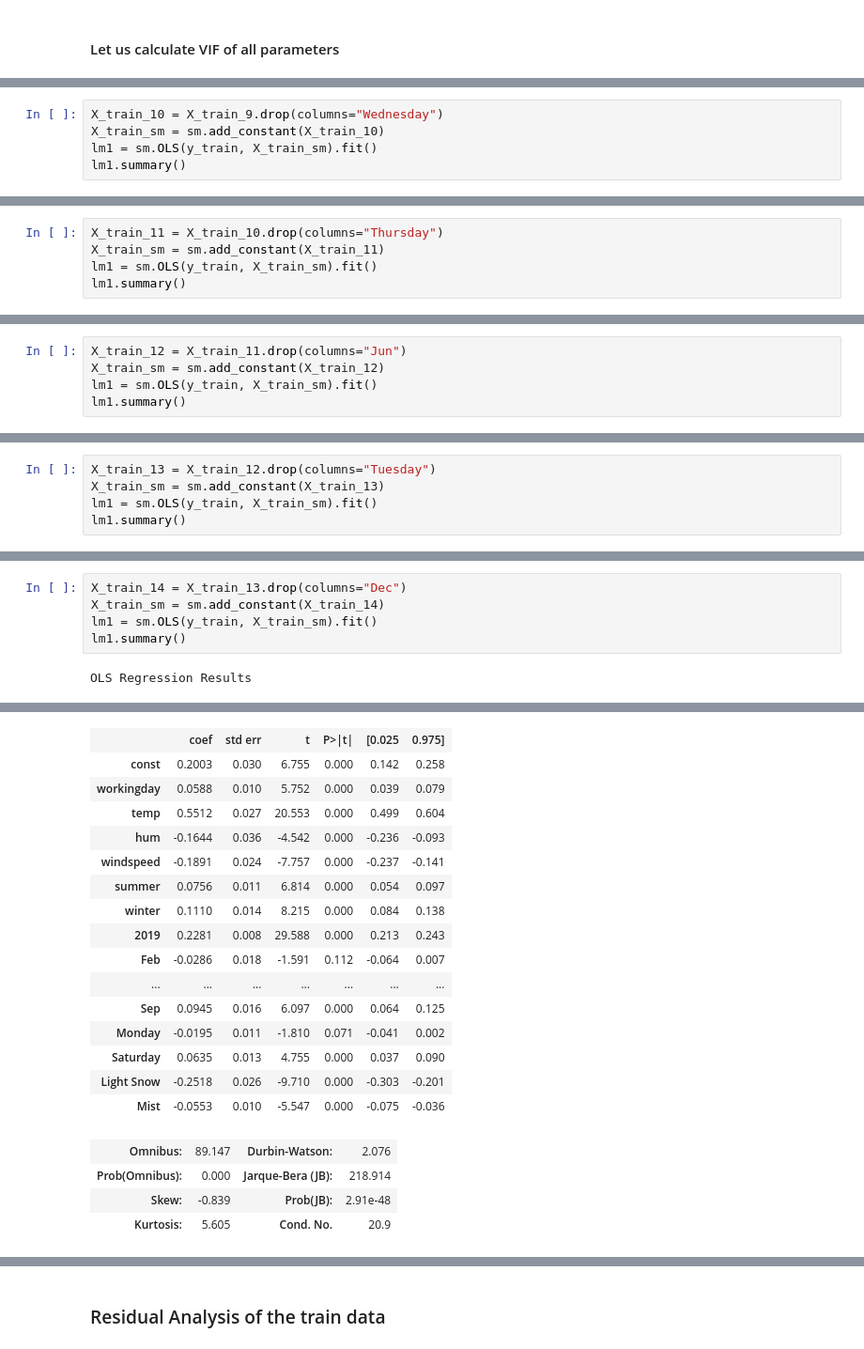
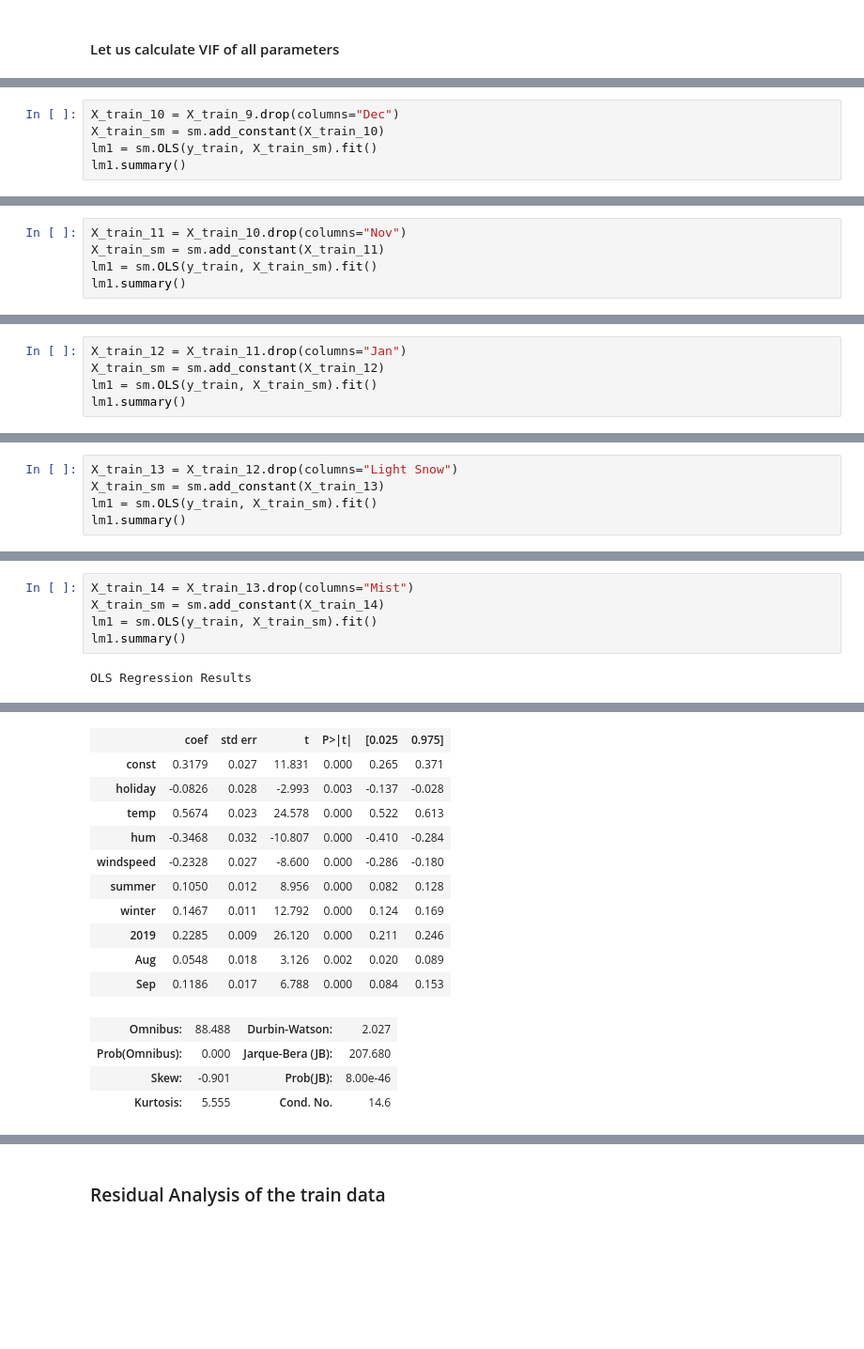
Before and after one commit to rasikasonar/Upgrad_BikeSharingLRAssignment, a Jupyter notebook: Bike_sharing_assignment_LR.ipynb, the cells around one changed output, grey strips where cells are left out. Shown at 94% size. Drawn from its saved outputs; the diff is of its cells as text; blank space fills up the shorter version.

```diff
--- a/Bike_sharing_assignment_LR.ipynb
+++ b/Bike_sharing_assignment_LR.ipynb
@@ -835,5 +844,5 @@ vif
 # %%
-X_train_10 = X_train_9.drop(columns="Wednesday")
+X_train_10 = X_train_9.drop(columns="Dec")
 X_train_sm = sm.add_constant(X_train_10)
 lm1 = sm.OLS(y_train, X_train_sm).fit()
 lm1.summary()
@@ -898,5 +905,5 @@ vif
 # %%
-X_train_11 = X_train_10.drop(columns="Thursday")
+X_train_11 = X_train_10.drop(columns="Nov")
 X_train_sm = sm.add_constant(X_train_11)
 lm1 = sm.OLS(y_train, X_train_sm).fit()
 lm1.summary()
@@ -961,5 +964,5 @@ vif
 # %%
-X_train_12 = X_train_11.drop(columns="Jun")
+X_train_12 = X_train_11.drop(columns="Jan")
 X_train_sm = sm.add_constant(X_train_12)
 lm1 = sm.OLS(y_train, X_train_sm).fit()
 lm1.summary()
@@ -1024,5 +1022,5 @@ vif
 # %%
-X_train_13 = X_train_12.drop(columns="Tuesday")
+X_train_13 = X_train_12.drop(columns="Light Snow")
 X_train_sm = sm.add_constant(X_train_13)
 lm1 = sm.OLS(y_train, X_train_sm).fit()
 lm1.summary()
@@ -1088,5 +1056,5 @@ vif
 # %%
-X_train_14 = X_train_13.drop(columns="Dec")
+X_train_14 = X_train_13.drop(columns="Mist")
 X_train_sm = sm.add_constant(X_train_14)
 lm1 = sm.OLS(y_train, X_train_sm).fit()
 lm1.summary()
@@ -1103,23 +1071,18 @@ OLS Regression Results
 | Covariance Type: | nonrobust |  |  |
 |  | coef | std err | t | P>|t| | [0.025 | 0.975] |
-| const | 0.2003 | 0.030 | 6.755 | 0.000 | 0.142 | 0.258 |
-| workingday | 0.0588 | 0.010 | 5.752 | 0.000 | 0.039 | 0.079 |
-| temp | 0.5512 | 0.027 | 20.553 | 0.000 | 0.499 | 0.604 |
-| hum | -0.1644 | 0.036 | -4.542 | 0.000 | -0.236 | -0.093 |
-| windspeed | -0.1891 | 0.024 | -7.757 | 0.000 | -0.237 | -0.141 |
-| summer | 0.0756 | 0.011 | 6.814 | 0.000 | 0.054 | 0.097 |
-| winter | 0.1110 | 0.014 | 8.215 | 0.000 | 0.084 | 0.138 |
-| 2019 | 0.2281 | 0.008 | 29.588 | 0.000 | 0.213 | 0.243 |
-| Feb | -0.0286 | 0.018 | -1.591 | 0.112 | -0.064 | 0.007 |
-| ... | ... | ... | ... | ... | ... | ... |
-| Sep | 0.0945 | 0.016 | 6.097 | 0.000 | 0.064 | 0.125 |
-| Monday | -0.0195 | 0.011 | -1.810 | 0.071 | -0.041 | 0.002 |
-| Saturday | 0.0635 | 0.013 | 4.755 | 0.000 | 0.037 | 0.090 |
-| Light Snow | -0.2518 | 0.026 | -9.710 | 0.000 | -0.303 | -0.201 |
-| Mist | -0.0553 | 0.010 | -5.547 | 0.000 | -0.075 | -0.036 |
+| const | 0.3179 | 0.027 | 11.831 | 0.000 | 0.265 | 0.371 |
+| holiday | -0.0826 | 0.028 | -2.993 | 0.003 | -0.137 | -0.028 |
+| temp | 0.5674 | 0.023 | 24.578 | 0.000 | 0.522 | 0.613 |
+| hum | -0.3468 | 0.032 | -10.807 | 0.000 | -0.410 | -0.284 |
+| windspeed | -0.2328 | 0.027 | -8.600 | 0.000 | -0.286 | -0.180 |
+| summer | 0.1050 | 0.012 | 8.956 | 0.000 | 0.082 | 0.128 |
+| winter | 0.1467 | 0.011 | 12.792 | 0.000 | 0.124 | 0.169 |
+| 2019 | 0.2285 | 0.009 | 26.120 | 0.000 | 0.211 | 0.246 |
+| Aug | 0.0548 | 0.018 | 3.126 | 0.002 | 0.020 | 0.089 |
+| Sep | 0.1186 | 0.017 | 6.788 | 0.000 | 0.084 | 0.153 |
-| Omnibus: | 89.147 | Durbin-Watson: | 2.076 |
-| Prob(Omnibus): | 0.000 | Jarque-Bera (JB): | 218.914 |
-| Skew: | -0.839 | Prob(JB): | 2.91e-48 |
-| Kurtosis: | 5.605 | Cond. No. | 20.9 |
+| Omnibus: | 88.488 | Durbin-Watson: | 2.027 |
+| Prob(Omnibus): | 0.000 | Jarque-Bera (JB): | 207.680 |
+| Skew: | -0.901 | Prob(JB): | 8.00e-46 |
+| Kurtosis: | 5.555 | Cond. No. | 14.6 |
 Notes:
 [1] Standard Errors assume that the covariance matrix of the errors is correctly specified.
```
Also changed, not shown: parts of 85 cells of this notebook.
